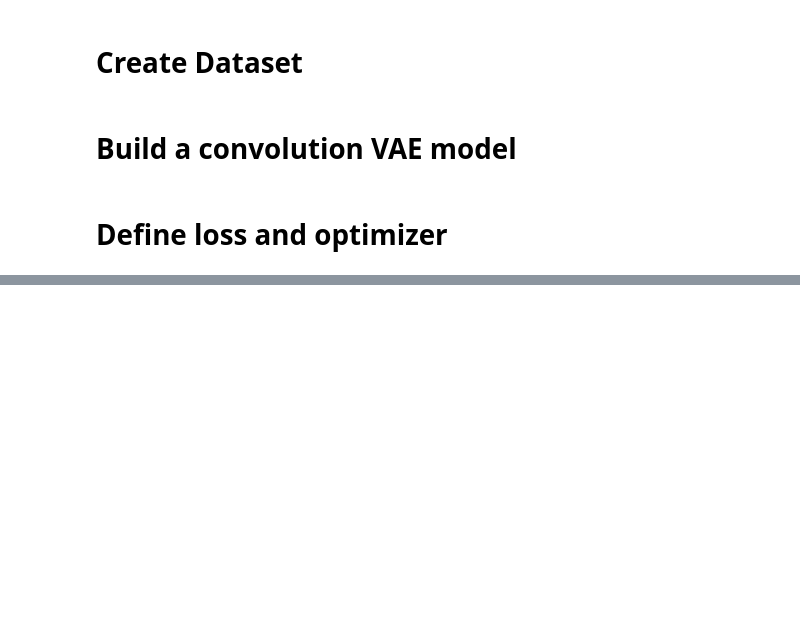
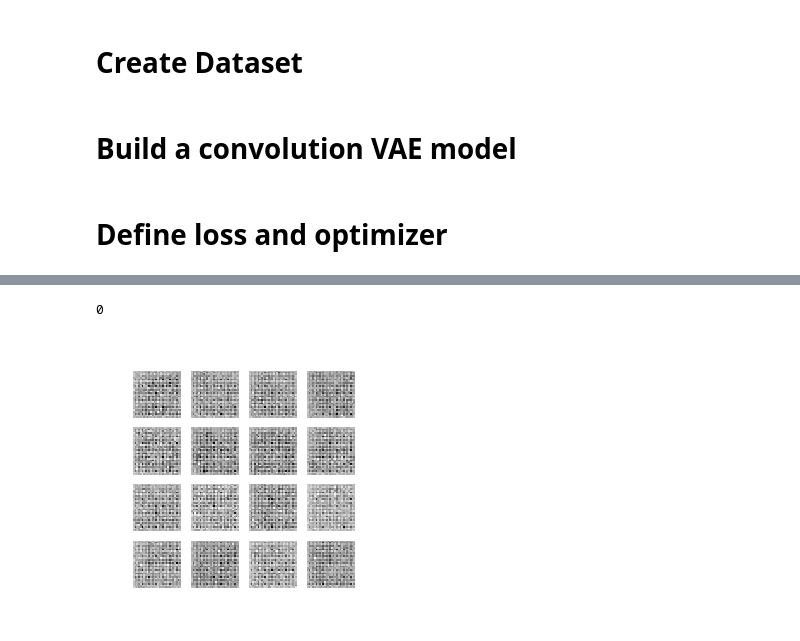
Before and after one commit to chienhsiang/tensorflow, a Jupyter notebook: CVAE.ipynb, the cells around one changed output, grey strips where cells are left out. Drawn from its saved outputs; the diff is of its cells as text; code cells hidden in the pictures; blank space fills up the shorter version.

```diff
--- a/CVAE.ipynb
+++ b/CVAE.ipynb
@@ -130,0 +181,24 @@ tf.Tensor(
+# %%
+with imageio.get_writer('cvae.gif', mode='I') as writer:
+    filenames = glob.glob('image*.png')
+    filenames = sorted(filenames)
+    last = -1
+    for i,filename in enumerate(filenames):
+        frame = 2*(i**0.5)
+        if round(frame) > round(last):
+            last = frame
+        else:
+            continue
+        image = imageio.imread(filename)
+        writer.append_data(image)
+    image = imageio.imread(filename)
+    writer.append_data(image)
+
+# this is a hack to display the gif inside the notebook
+os.system('cp cvae.gif cvae.gif.png')
+# %% [output]
+0
+# %%
+display.Image(filename="cvae.gif.png")
+# %% [output]
+[figure, added]
```
Also changed, not shown: parts of 12 cells of this notebook.
